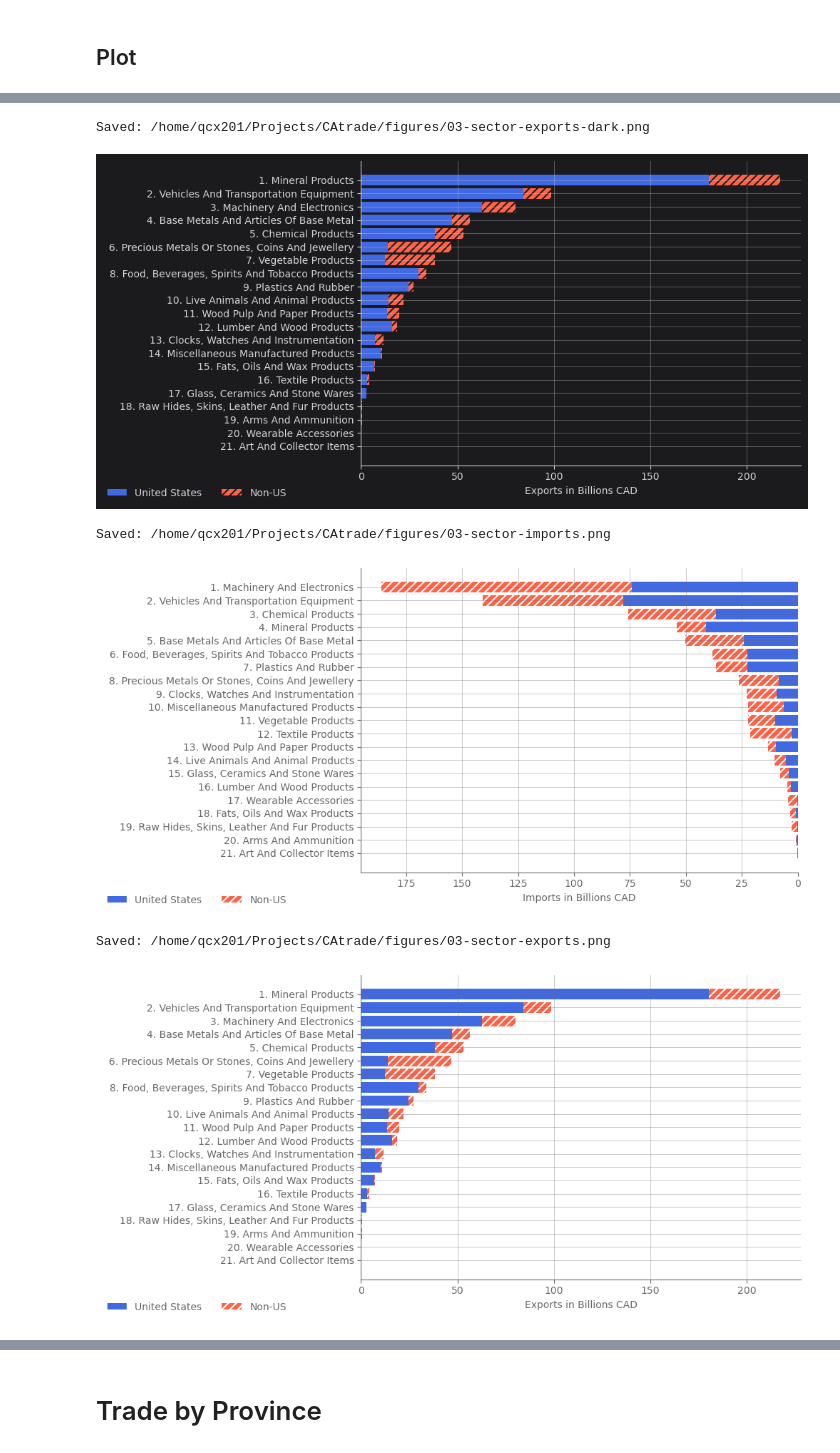
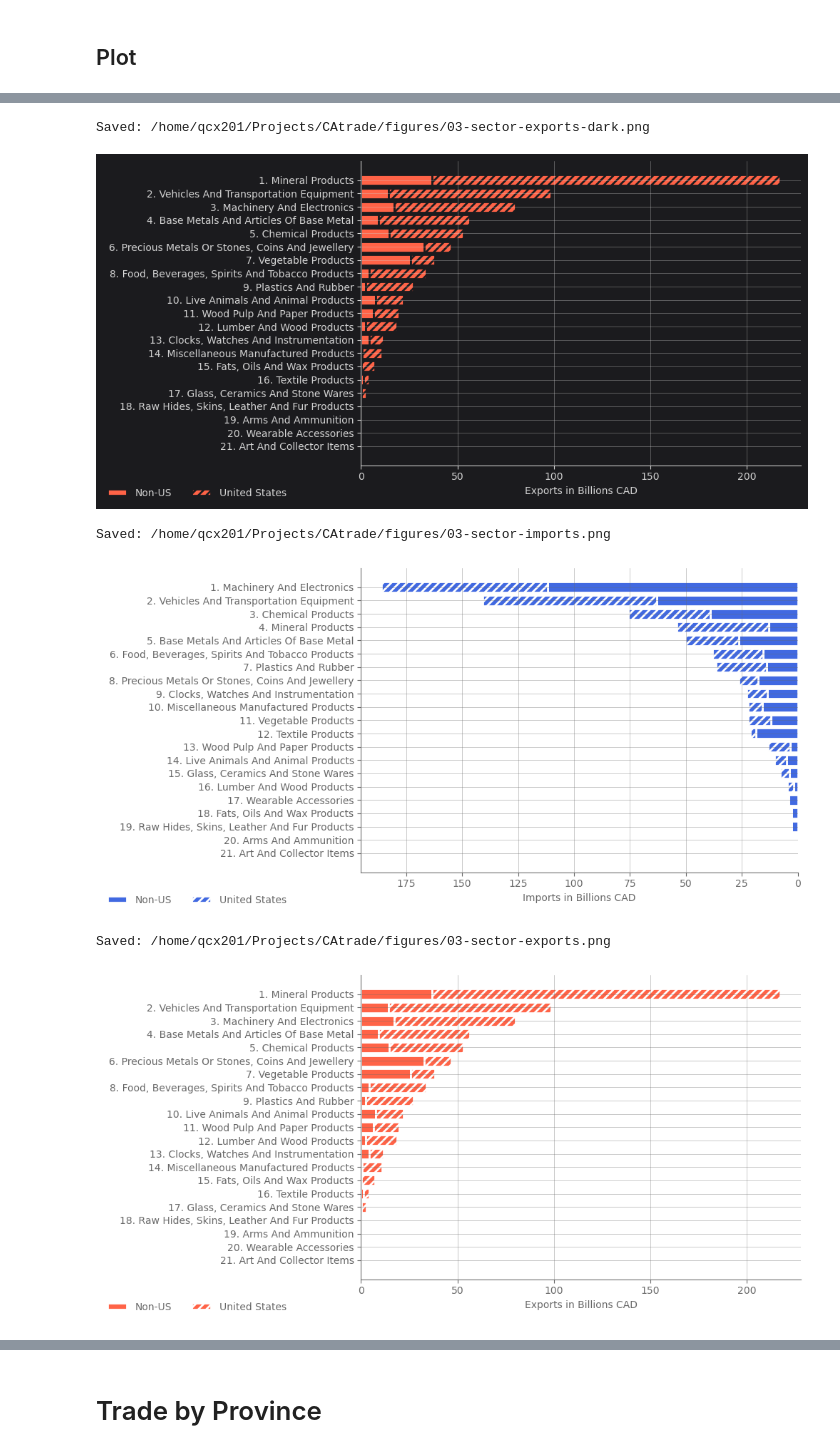
Before and after one commit to qcx201/CAtrade, a Jupyter notebook: src/03-desc.ipynb, the cells around one changed output, grey strips where cells are left out. Cells and saved outputs as stored; diff of their text form; code cells hidden in the pictures.

```diff
--- a/src/03-desc.ipynb
+++ b/src/03-desc.ipynb
@@ -25,7 +25,7 @@ plt.rcParams['axes.grid.axis'] = 'both'
 
 plt.rcParams['grid.alpha'] = 0.5
 plt.rcParams['grid.linewidth'] = 0.5
-plt.rcParams['hatch.linewidth'] = 1.5
+plt.rcParams['hatch.linewidth'] = 0.5
 
 dcolors = plt.rcParams['axes.prop_cycle'].by_key()['color']
 
@@ -151,6 +151,9 @@ cous = pd.concat(sdfs)
 # number of top
 top = 10
 year = 2024
+
+# hatch length
+plt.rcParams['hatch.linewidth'] = 0.5
 
 # trade in latest year
 cond = cous['year'] == year
@@ -248,7 +251,7 @@ for annotated in (True, False):
             # add hatch to bar for total all countries export/import
             if 'net' not in title.lower():
                 for i in (0, 2, -1):
-                    bars[i].set_hatch('//')
+                    bars[i].set_hatch('/'*4)
                     bars[i].set_linewidth(0)
                     bars[i].set_edgecolor(_background_color)
 
@@ -501,6 +491,9 @@ prods[cols] = non_us
 # %% [markdown]
 ## Plot
 # %%
+# hatch length
+plt.rcParams['hatch.linewidth'] = 2
+
 secs = prods.pivot_table(index=['year', 'sec'], values=prods.columns, aggfunc='sum')
 
 for year, sdy in secs.groupby('year'):
@@ -511,7 +504,7 @@ for dark in (True, False):
     # set dark mode
     _background_color, _edge_color = set_dark_mode(dark)
 
-    for col in ['imports', 'exports']:
+    for j, col in enumerate(['imports', 'exports']):
 
         fig, ax = plt.subplots(figsize=(10, 5))
 
@@ -519,9 +512,9 @@ for dark in (True, False):
         sdy = sdy.sort_values([('Total All Countries', col)], ascending=ascending)
 
 
-        areas = ['United States', 'Non-US']
+        areas = ['Non-US', 'United States']
         colors = ['royalblue', 'tomato']
-        hatches = ['', '///']
+        hatches = ['', '/'*3]
         left = np.zeros(len(sdy))
 
         for i, area in enumerate(areas):
@@ -535,7 +528,7 @@ for dark in (True, False):
             x, y = sdf['sector'], sdf[col] / B
 
             ax.barh(x, y, label=area,
-                    color=colors[i], left=left, linewidth=0,
+                    color=colors[j], left=left, linewidth=2,
                     hatch=hatches[i], edgecolor=_background_color,
                     )
 
@@ -571,6 +564,6 @@ Saved: /home/qcx201/Projects/CAtrade/figures/03-sector-imports-dark.png
 Saved: /home/qcx201/Projects/CAtrade/figures/03-sector-exports-dark.png
-[figure, old version]
+[figure, new version]
 Saved: /home/qcx201/Projects/CAtrade/figures/03-sector-imports.png
-[figure, old version]
+[figure, new version]
 Saved: /home/qcx201/Projects/CAtrade/figures/03-sector-exports.png
-[figure, old version]
+[figure, new version]
```
Also changed, not shown: parts of 3 cells of this notebook, 12 other files.
